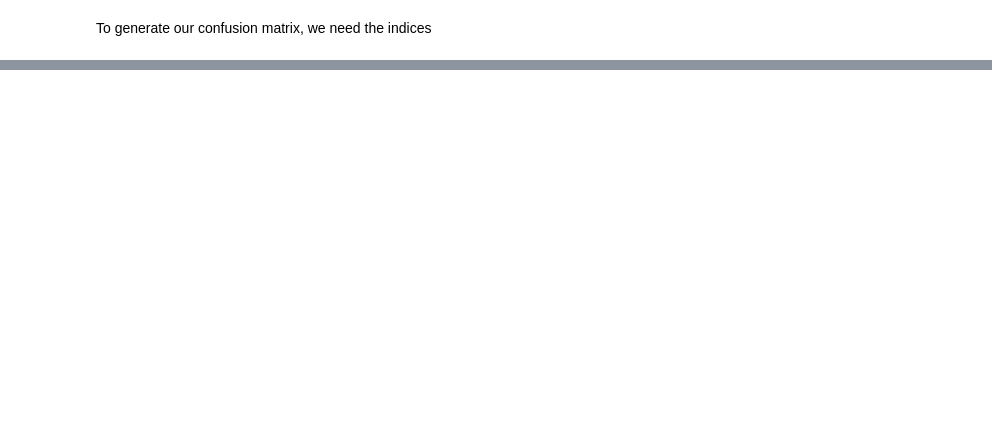
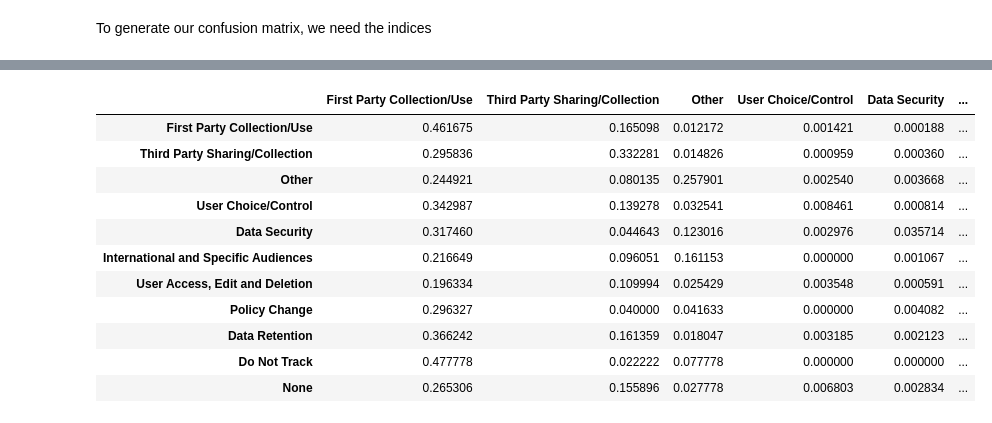
Before and after one commit to AugustKarlstedt/Research, a Jupyter notebook: Privacy Policies and Neural Networks.ipynb, the cells around one changed output, grey strips where cells are left out. Drawn from its saved outputs; the diff is of its cells as text; code cells hidden in the pictures; blank space fills up the shorter version.

Commit message:
* Refactoring, fixed confusion matrix

```diff
--- a/Privacy Policies and Neural Networks.ipynb
+++ b/Privacy Policies and Neural Networks.ipynb
@@ -551,0 +545,10 @@ predictions = nn_model.predict(X_in)
+# %%
+text_span_vectors, categories_one_hot, categories, category_lengths = get_data()
+# %%
+categories_array, _, category_lookup_table = get_categories()
+# %%
+df = pd.DataFrame([], columns=['text_span_vectors', 'categories_one_hot', 'category'])
+df['text_span_vectors'] = text_span_vectors
+df['categories_one_hot'] = categories_one_hot
+df['category'] = categories
+df
@@ -552,17 +589,36 @@ predictions = nn_model.predict(X_in)
+# %%
+predictions = best_model.predict(np.array(text_span_vectors))
 # %%
-for category in categories:
-    row = pd.DataFrame([np.zeros(len(categories), dtype=np.int64)], columns=confusion_matrix_columns, index=[category])
+confusion_matrix_columns = get_chosen_categories()
+confusion_matrix = pd.DataFrame([], columns=confusion_matrix_columns)
+
+for category in get_chosen_categories():
+    row = pd.DataFrame([np.zeros(len(confusion_matrix_columns), dtype=np.int64)], columns=confusion_matrix_columns, index=[category])
 
     examples = df.loc[df['category'] == category]
     indices = examples.index
 
     pred = predictions[indices]
 
     for i in range(len(indices)):
-        predicted_category = categories[np.argmax(np.round(pred[i]))]
+        predicted_category = categories_array[np.argmax(np.round(pred[i]))]
         row[predicted_category] += 1
 
-    if category_lengths[category] > 0:
-        row /= category_lengths[category]
+    row /= category_lengths[category]
 
     confusion_matrix = confusion_matrix.append(row)
+
+confusion_matrix
+# %% [output]
+|  | First Party Collection/Use | Third Party Sharing/Collection | Other | User Choice/Control | Data Security | ... |
+| First Party Collection/Use | 0.461675 | 0.165098 | 0.012172 | 0.001421 | 0.000188 | ... |
+| Third Party Sharing/Collection | 0.295836 | 0.332281 | 0.014826 | 0.000959 | 0.000360 | ... |
+| Other | 0.244921 | 0.080135 | 0.257901 | 0.002540 | 0.003668 | ... |
+| User Choice/Control | 0.342987 | 0.139278 | 0.032541 | 0.008461 | 0.000814 | ... |
+| Data Security | 0.317460 | 0.044643 | 0.123016 | 0.002976 | 0.035714 | ... |
+| International and Specific Audiences | 0.216649 | 0.096051 | 0.161153 | 0.000000 | 0.001067 | ... |
+| User Access, Edit and Deletion | 0.196334 | 0.109994 | 0.025429 | 0.003548 | 0.000591 | ... |
+| Policy Change | 0.296327 | 0.040000 | 0.041633 | 0.000000 | 0.004082 | ... |
+| Data Retention | 0.366242 | 0.161359 | 0.018047 | 0.003185 | 0.002123 | ... |
+| Do Not Track | 0.477778 | 0.022222 | 0.077778 | 0.000000 | 0.000000 | ... |
+| None | 0.265306 | 0.155896 | 0.027778 | 0.006803 | 0.002834 | ... |
```
Also changed, not shown: parts of 15 cells of this notebook.
